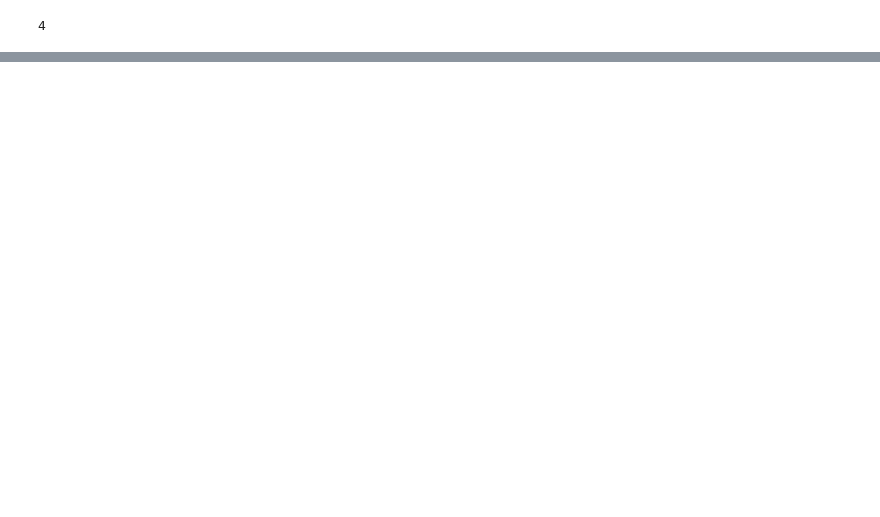
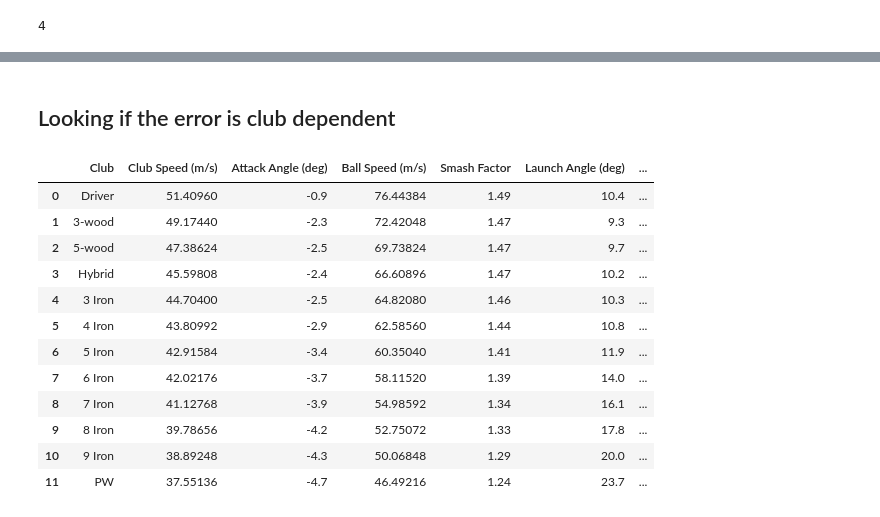
Before and after one commit to JacobManniche/Bachelor_legeplads, a Jupyter notebook: demos/grid study.ipynb, the cells around one changed output, grey strips where cells are left out. Saved outputs shown, nothing was run; the diff lists cells and outputs as text; code cells hidden in the pictures; blank space fills up the shorter version.

```diff
--- a/demos/grid study.ipynb
+++ b/demos/grid study.ipynb
@@ -337,0 +725,80 @@ Vertical grid sensitivity
+# %% [markdown]
+## Looking if the error is club dependent
+# %%
+pga_data = [
+    ["Driver", 115, -0.9, 171, 1.49, 10.4, 2545, 32, 39, 258],
+    ["3-wood", 110, -2.3, 162, 1.47, 9.3, 3663, 29, 44, 228],
+    ["5-wood", 106, -2.5, 156, 1.47, 9.7, 4322, 30, 48, 216],
+    ["Hybrid", 102, -2.4, 149, 1.47, 10.2, 4587, 28, 49, 211],
+    ["3 Iron", 100, -2.5, 145, 1.46, 10.3, 4404, 27, 48, 199],
+    ["4 Iron", 98, -2.9, 140, 1.44, 10.8, 4782, 28, 49, 192],
+    ["5 Iron", 96, -3.4, 135, 1.41, 11.9, 5280, 30, 50, 182],
+    ["6 Iron", 94, -3.7, 130, 1.39, 14.0, 6204, 29, 50, 172],
+    ["7 Iron", 92, -3.9, 123, 1.34, 16.1, 7124, 31, 51, 161],
+    ["8 Iron", 89, -4.2, 118, 1.33, 17.8, 8078, 30, 51, 150],
+    ["9 Iron", 87, -4.3, 112, 1.29, 20.0, 8793, 29, 52, 139],
+    ["PW", 84, -4.7, 104, 1.24, 23.7, 9316, 29, 52, 130],
+]
+
+lpga_data = [
+    ["Driver", 96, 2.8, 143, 1.49, 12.6, 2506, 24, 36, 204],
+    ["3-wood", 92, -0.8, 135, 1.47, 11.6, 2595, 23, 38, 183],
+    ["5-wood", 90, -1.6, 130, 1.46, 12.3, 4320, 23, 43, 173],
+    ["Hybrid", 87, -1.9, 125, 1.44, 13.9, 4504, 23, 45, 163],
+    ["4 Iron", 82, -1.7, 118, 1.43, 13.9, 4608, 23, 43, 160],
+    ["5 Iron", 81, -2.0, 114, 1.42, 14.6, 4966, 23, 45, 152],
+    ["6 Iron", 80, -2.3, 111, 1.41, 16.7, 5904, 23, 46, 142],
+    ["7 Iron", 78, -2.5, 106, 1.38, 18.5, 6630, 24, 47, 131],
+    ["8 Iron", 76, -2.8, 102, 1.36, 20.8, 7413, 25, 47, 122],
+    ["9 Iron", 74, -3.2, 95, 1.30, 23.5, 7605, 25, 48, 112],
+    ["PW", 72, -3.2, 88, 1.25, 25.2, 8465, 25, 48, 101],
+]
+
+columns = [
+    "Club",
+    "Club Speed (mph)",
+    "Attack Angle (deg)",
+    "Ball Speed (mph)",
+    "Smash Factor",
+    "Launch Angle (deg)",
+    "Spin Rate (rpm)",
+    "Max Height (m)",
+    "Land Angle (deg)",
+    "Carry (m)"
+]
+
+df_pga = pd.DataFrame(pga_data, columns=columns)
+df_lpga = pd.DataFrame(lpga_data, columns=columns)
+
+
+# convert from mph to m/s
+df_pga['Ball Speed (mph)'] = df_pga['Ball Speed (mph)'] * 0.44704
+df_pga = df_pga.rename(columns={'Ball Speed (mph)':'Ball Speed (m/s)'})
+df_pga['Club Speed (mph)'] = df_pga['Club Speed (mph)'] * 0.44704
+df_pga = df_pga.rename(columns={'Club Speed (mph)':'Club Speed (m/s)'})
+
+df_lpga['Ball Speed (mph)'] = df_lpga['Ball Speed (mph)'] * 0.44704
+df_lpga = df_lpga.rename(columns={'Ball Speed (mph)':'Ball Speed (m/s)'})
+df_lpga['Club Speed (mph)'] = df_lpga['Club Speed (mph)'] * 0.44704
+df_lpga = df_lpga.rename(columns={'Club Speed (mph)':'Club Speed (m/s)'})
+
+df_pga
+
+#items of interest
+#df_pga['Ball Speed (m/s)'][i]
+#df_pga['Launch Angle (deg)'][i]
+#df_pga['Spin Rate (rpm)'][i]
+# %% [output]
+|  | Club | Club Speed (m/s) | Attack Angle (deg) | Ball Speed (m/s) | Smash Factor | Launch Angle (deg) | ... |
+| 0 | Driver | 51.40960 | -0.9 | 76.44384 | 1.49 | 10.4 | ... |
+| 1 | 3-wood | 49.17440 | -2.3 | 72.42048 | 1.47 | 9.3 | ... |
+| 2 | 5-wood | 47.38624 | -2.5 | 69.73824 | 1.47 | 9.7 | ... |
+| 3 | Hybrid | 45.59808 | -2.4 | 66.60896 | 1.47 | 10.2 | ... |
+| 4 | 3 Iron | 44.70400 | -2.5 | 64.82080 | 1.46 | 10.3 | ... |
+| 5 | 4 Iron | 43.80992 | -2.9 | 62.58560 | 1.44 | 10.8 | ... |
+| 6 | 5 Iron | 42.91584 | -3.4 | 60.35040 | 1.41 | 11.9 | ... |
+| 7 | 6 Iron | 42.02176 | -3.7 | 58.11520 | 1.39 | 14.0 | ... |
+| 8 | 7 Iron | 41.12768 | -3.9 | 54.98592 | 1.34 | 16.1 | ... |
+| 9 | 8 Iron | 39.78656 | -4.2 | 52.75072 | 1.33 | 17.8 | ... |
+| 10 | 9 Iron | 38.89248 | -4.3 | 50.06848 | 1.29 | 20.0 | ... |
+| 11 | PW | 37.55136 | -4.7 | 46.49216 | 1.24 | 23.7 | ... |
```
Also changed, not shown: parts of 11 cells of this notebook.
